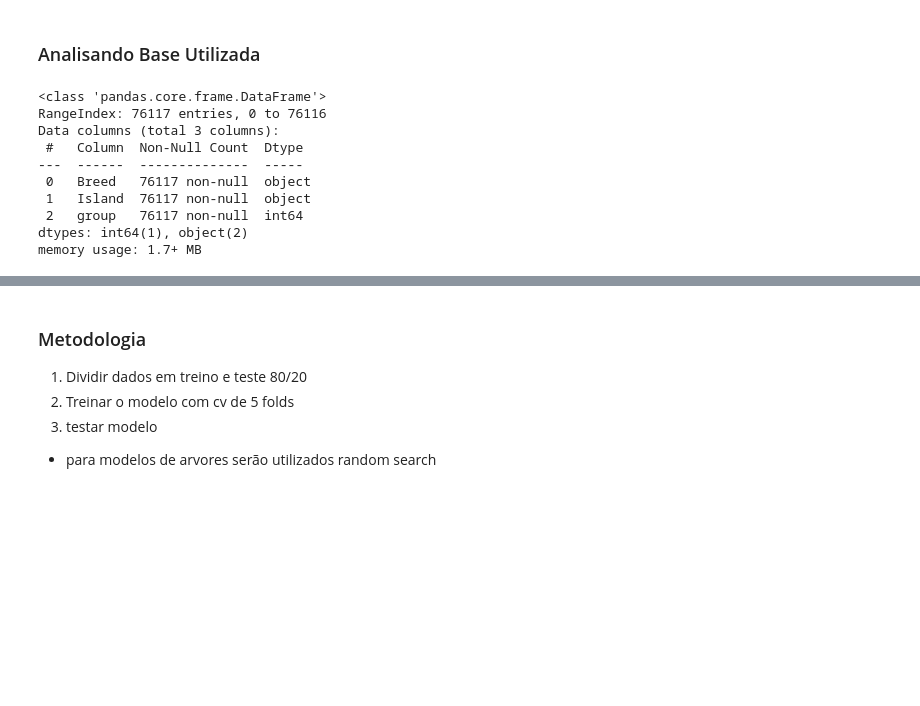
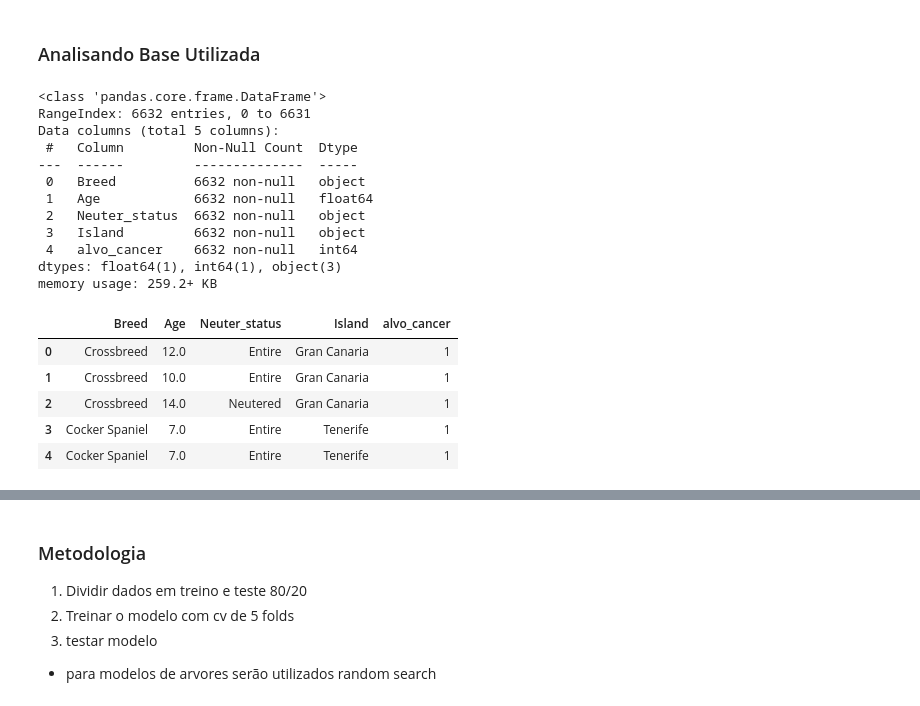
Before and after one commit to Carlos3du/canine-mammary-tumors, a Jupyter notebook: notebooks/model.ipynb, the cells around one changed output, grey strips where cells are left out. Drawn from its saved outputs; the diff is of its cells as text; code cells hidden in the pictures; blank space fills up the shorter version.

```diff
--- a/notebooks/model.ipynb
+++ b/notebooks/model.ipynb
@@ -44,17 +124,28 @@ PALETTE = [
 ### Analisando Base Utilizada
 # %%
 import pandas as pd
-study_filtrado = pd.read_csv('../data/study_filtered.csv')
-study_filtrado.info()
+data = pd.read_csv('../data/model_data.csv')
+data.info()
 # %% [output]
 <class 'pandas.core.frame.DataFrame'>
-RangeIndex: 76117 entries, 0 to 76116
-Data columns (total 3 columns):
- #   Column  Non-Null Count  Dtype
----  ------  --------------  -----
- 0   Breed   76117 non-null  object
- 1   Island  76117 non-null  object
- 2   group   76117 non-null  int64
-dtypes: int64(1), object(2)
-memory usage: 1.7+ MB
+RangeIndex: 6632 entries, 0 to 6631
+Data columns (total 5 columns):
+ #   Column         Non-Null Count  Dtype
+---  ------         --------------  -----
+ 0   Breed          6632 non-null   object
+ 1   Age            6632 non-null   float64
+ 2   Neuter_status  6632 non-null   object
+ 3   Island         6632 non-null   object
+ 4   alvo_cancer    6632 non-null   int64
+dtypes: float64(1), int64(1), object(3)
+memory usage: 259.2+ KB
+# %%
+data.head()
+# %% [output]
+|  | Breed | Age | Neuter_status | Island | alvo_cancer |
+| 0 | Crossbreed | 12.0 | Entire | Gran Canaria | 1 |
+| 1 | Crossbreed | 10.0 | Entire | Gran Canaria | 1 |
+| 2 | Crossbreed | 14.0 | Neutered | Gran Canaria | 1 |
+| 3 | Cocker Spaniel | 7.0 | Entire | Tenerife | 1 |
+| 4 | Cocker Spaniel | 7.0 | Entire | Tenerife | 1 |
 # %%
```
Also changed, not shown: parts of 52 cells of this notebook, 9 other files.
